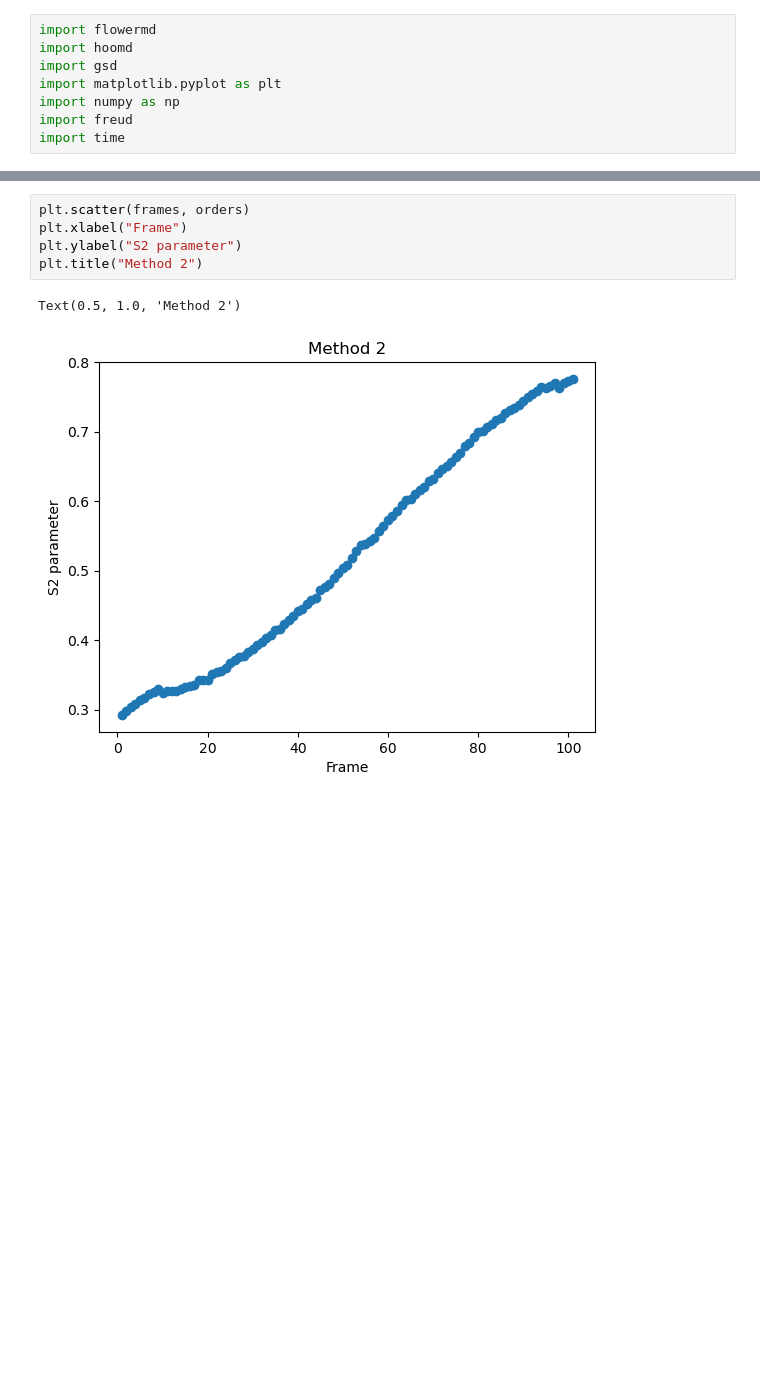
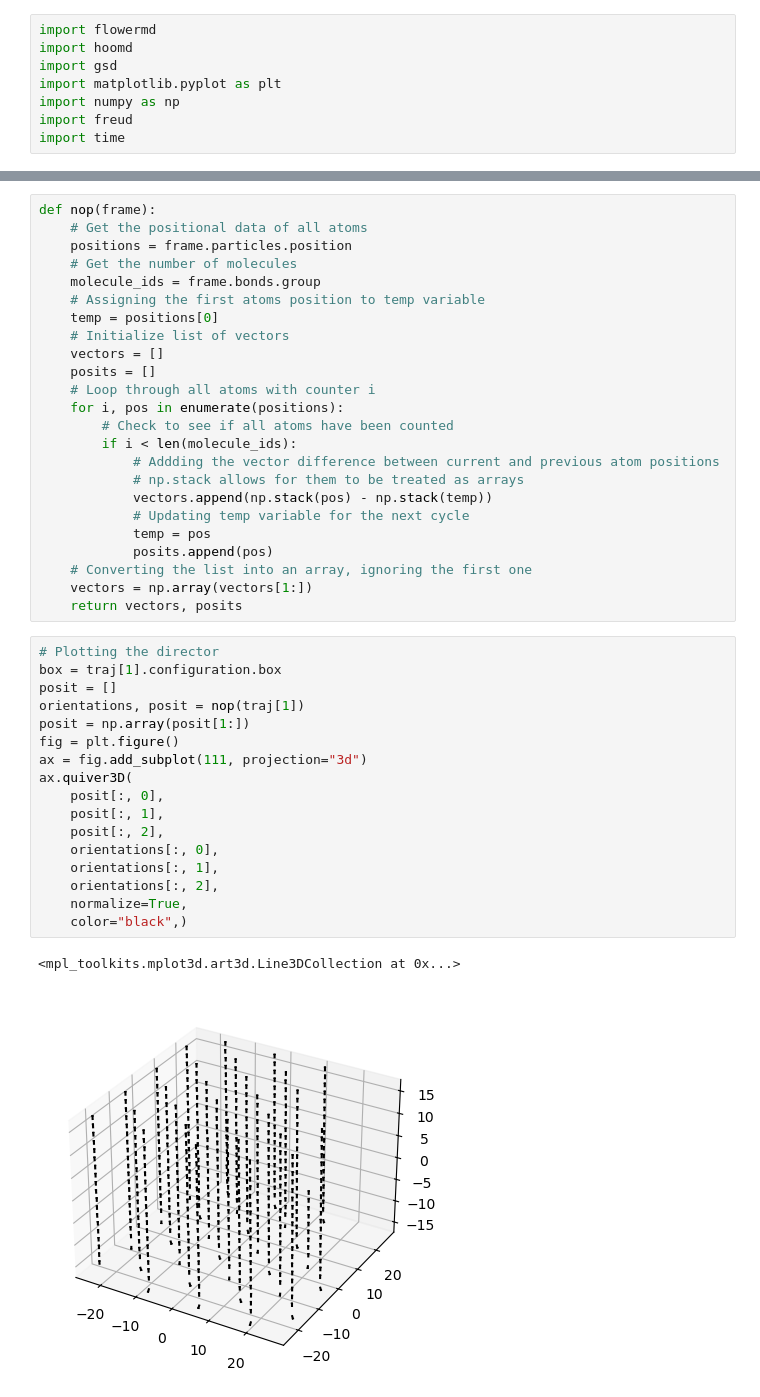
Before and after one commit to cmelab/SIC, a Jupyter notebook: preliminary-work/Problem.ipynb, the cells around one changed output, grey strips where cells are left out. Drawn from its saved outputs; the diff is of its cells as text; blank space fills up the shorter version.

```diff
--- a/preliminary-work/Problem.ipynb
+++ b/preliminary-work/Problem.ipynb
@@ -99,8 +65,44 @@ Time taken: 5.971042 s
-# %%
-plt.scatter(frames, orders)
-plt.xlabel("Frame")
-plt.ylabel("S2 parameter")
-plt.title("Method 2")
-# %% [output]
-Text(0.5, 1.0, 'Method 2')
-[figure, removed]
+# %%
+def nop(frame):
+    # Get the positional data of all atoms
+    positions = frame.particles.position
+    # Get the number of molecules
+    molecule_ids = frame.bonds.group
+    # Assigning the first atoms position to temp variable
+    temp = positions[0]
+    # Initialize list of vectors
+    vectors = []
+    posits = []
+    # Loop through all atoms with counter i
+    for i, pos in enumerate(positions):
+        # Check to see if all atoms have been counted
+        if i < len(molecule_ids):
+            # Addding the vector difference between current and previous atom positions
+            # np.stack allows for them to be treated as arrays
+            vectors.append(np.stack(pos) - np.stack(temp))
+            # Updating temp variable for the next cycle
+            temp = pos
+            posits.append(pos)
+    # Converting the list into an array, ignoring the first one
+    vectors = np.array(vectors[1:])
+    return vectors, posits
+# %%
+# Plotting the director
+box = traj[1].configuration.box
+posit = []
+orientations, posit = nop(traj[1])
+posit = np.array(posit[1:])
+fig = plt.figure()
+ax = fig.add_subplot(111, projection="3d")
+ax.quiver3D(
+    posit[:, 0],
+    posit[:, 1],
+    posit[:, 2],
+    orientations[:, 0],
+    orientations[:, 1],
+    orientations[:, 2],
+    normalize=True,
+    color="black",)
+# %% [output]
+<mpl_toolkits.mplot3d.art3d.Line3DCollection at 0x...>
+[figure, added]
```
Also changed, not shown: parts of 6 cells of this notebook, 1 other file.
